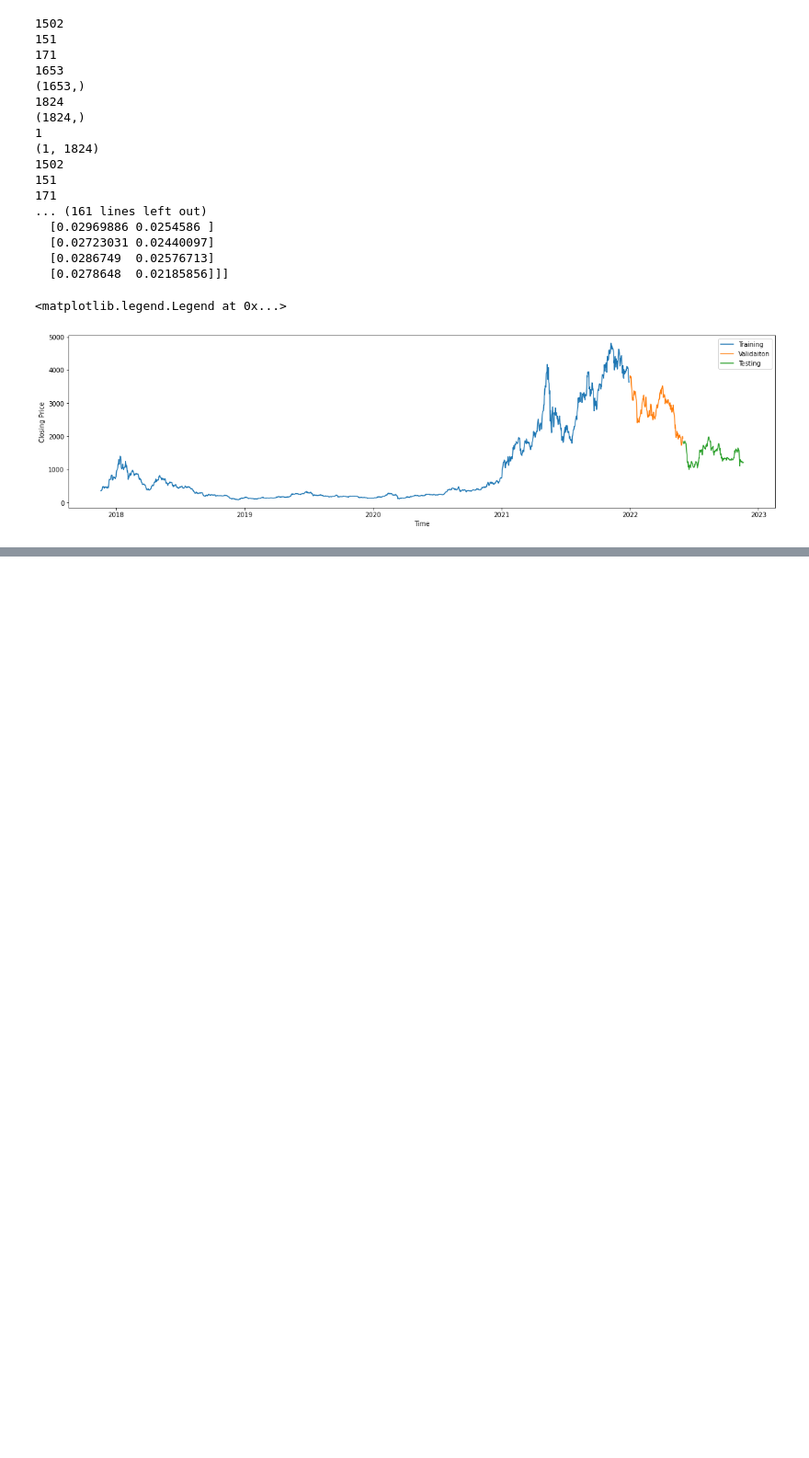
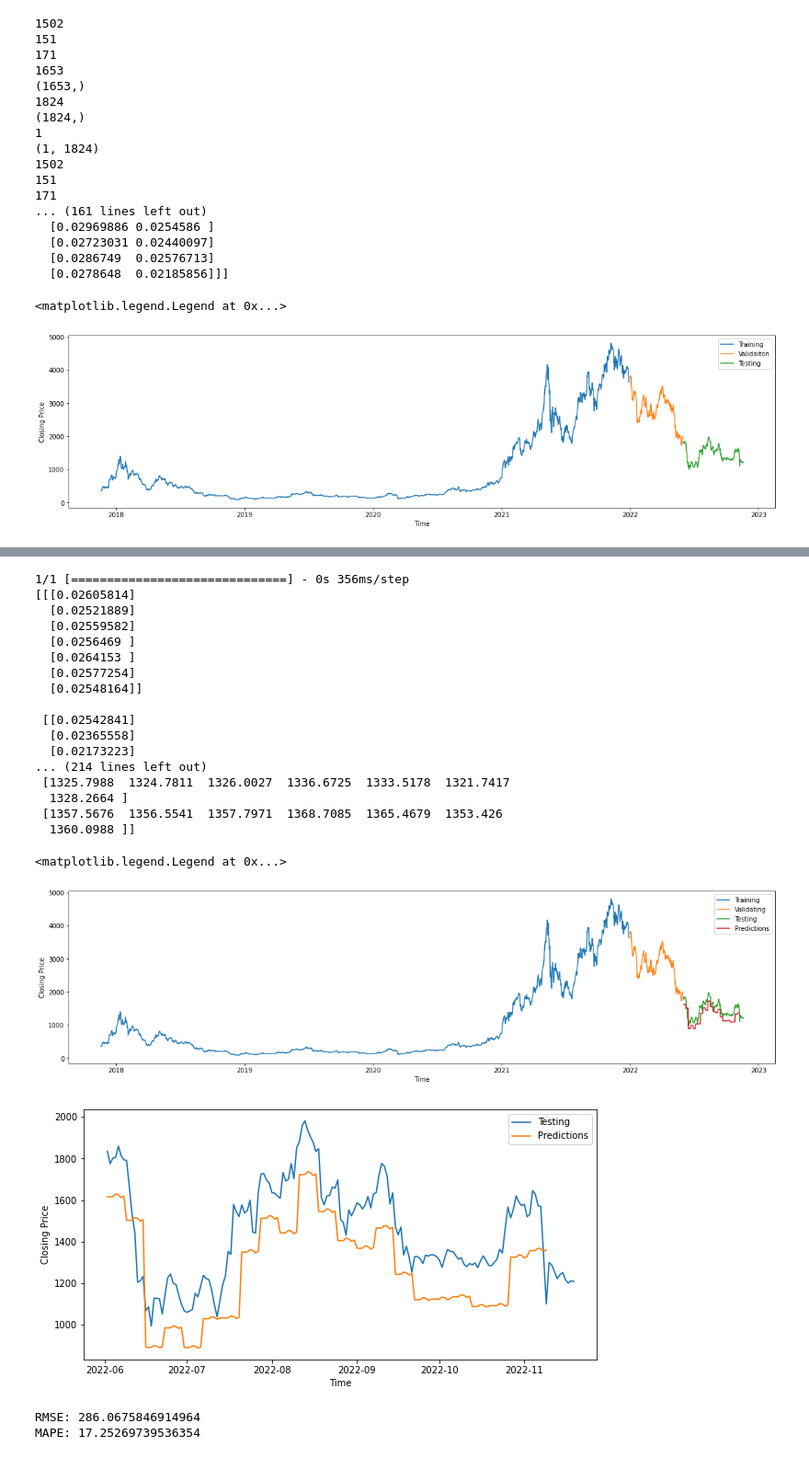
Before and after one commit to Ilia-Gershen/TYP-project, a Jupyter notebook: DeepLearningModel.ipynb, the cells around one changed output, grey strips where cells are left out. Shown: that part at 92% size. Drawn from its saved outputs; the diff is of its cells as text; code cells hidden in the pictures; blank space fills up the shorter version.

```diff
--- a/DeepLearningModel.ipynb
+++ b/DeepLearningModel.ipynb
@@ -675,0 +958,52 @@ MAPE: 21.91211825187175
+# %%
+ETH_prediction = ETH_Model.predict(ETH_Test_X)
+
+print(ETH_Test_X)
+print(ETH_prediction)
+
+plt.figure(figsize = (20, 5))
+
+plt.plot(ETH['Date'][ETH['Date'] < '2021-12-30'], ETH['Close'][ETH['Date'] < '2021-12-30'], label = 'Training')
+plt.plot(ETH['Date'][(ETH['Date'] >= '2022-01-01') & (ETH['Date'] < '2022-06-01')], ETH['Close'][(ETH['Date'] >= '2022-01-01') & (ETH['Date'] < '2022-06-01')], label = 'Validating')
+plt.plot(ETH['Date'][ETH['Date'] >= '2022-06-02'], ETH['Close'][ETH['Date'] >= '2022-06-02'], label = 'Testing')
+plt.plot(ETH['Date'][(ETH['Date'] >= '2022-06-02')&(ETH['Date'] <= '2022-11-09')], ETH_prediction.reshape(-1), label = 'Predictions')
+plt.xlabel('Time')
+plt.ylabel('Closing Price')
+plt.legend(loc = 'best')
+
+plt.figure(figsize = (10, 5))
+
+plt.plot(ETH['Date'][ETH['Date'] >= '2022-06-02'], ETH['Close'][ETH['Date'] >= '2022-06-02'], label = 'Testing')
+plt.plot(ETH['Date'][(ETH['Date'] >= '2022-06-02')&(ETH['Date'] <= '2022-11-09')], ETH_prediction.reshape(-1), label = 'Predictions')
+plt.xlabel('Time')
+plt.ylabel('Closing Price')
+plt.legend(loc = 'best')
+# %% [output]
+1/1 [==============================] - 0s 356ms/step
+[[[0.02605814]
+  [0.02521889]
+  [0.02559582]
+  [0.0256469 ]
+  [0.0264153 ]
+  [0.02577254]
+  [0.02548164]]
+
+ [[0.02542841]
+  [0.02365558]
+  [0.02173223]
+... (214 lines left out)
+ [1325.7988  1324.7811  1326.0027  1336.6725  1333.5178  1321.7417
+  1328.2664 ]
+ [1357.5676  1356.5541  1357.7971  1368.7085  1365.4679  1353.426
+  1360.0988 ]]
+<matplotlib.legend.Legend at 0x...>
+[figure, added]
+[figure, added]
+# %%
+rmse = math.sqrt(mean_squared_error(ETH_Test_Y.reshape(-1,7), ETH_prediction))
+mape = np.mean(np.abs(ETH_Test_Y.reshape(-1,7) - ETH_prediction )/np.abs(ETH_Test_Y.reshape(-1,7))) * 100
+print(f'RMSE: {rmse}') #lower is better
+print(f'MAPE: {mape}')
+# %% [output]
+RMSE: 286.0675846914964
+MAPE: 17.25269739536354
```
Also changed, not shown: parts of 13 cells of this notebook.
